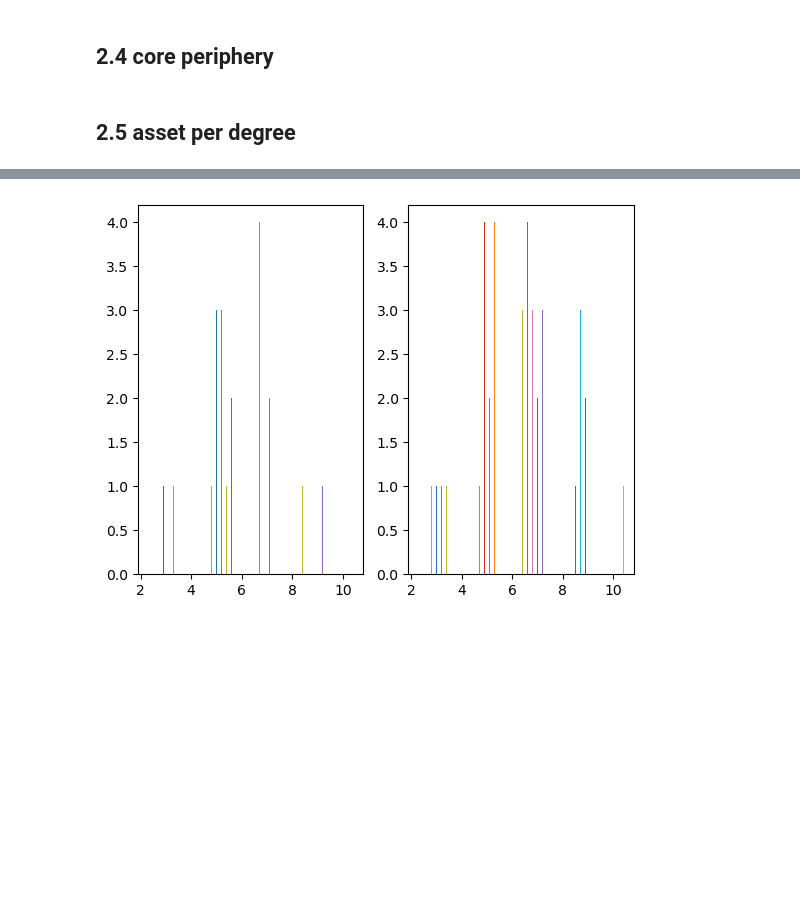
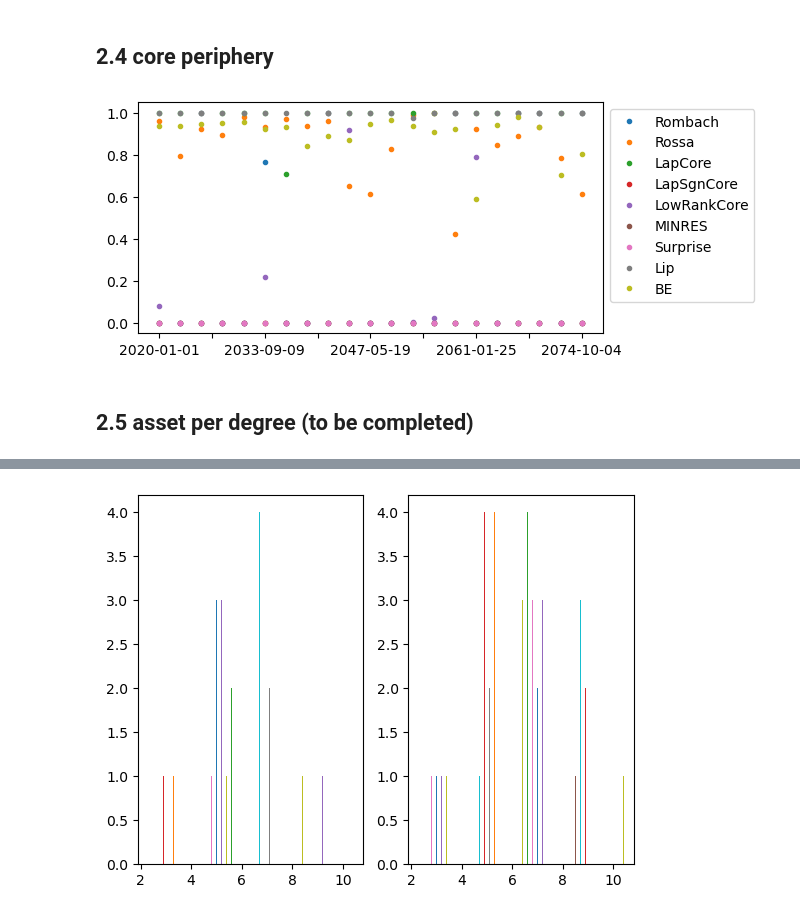
Before and after one commit to Victor-Le-Coz/secured_interbank_network_public, a Jupyter notebook: emp_analysis.ipynb, the cells around one changed output, grey strips where cells are left out. Drawn from its saved outputs; the diff is of its cells as text; code cells hidden in the pictures; blank space fills up the shorter version.

```diff
--- a/emp_analysis.ipynb
+++ b/emp_analysis.ipynb
@@ -73,9 +74,10 @@ eg.plot_degree_distribution(dic_in_degree,
 # %%
 # load dic directly (faster)
 dic_obs_matrix_reverse_repo = ep.get_dic_obs_matrix_reverse_repo()
-for algo in par.cp_algos:
-    eg.get_n_plot_cp_test(dic_obs_matrix_reverse_repo, algo=algo,save_every=1000, path_results=f"{path_results}core-periphery/{algo}/")
+eg.mlt_get_n_plot_cp_test(dic_obs_matrix_reverse_repo, algos=par.cp_algos,save_every=1000, path_results=path_results)
+# %% [output]
+[figure, added]
 # %% [markdown]
-## 2.5 asset per degree
+## 2.5 asset per degree (to be completed)
 # %%
 ef.get_df_finrep()
```
Also changed, not shown: parts of 10 cells of this notebook, 8 other files.
